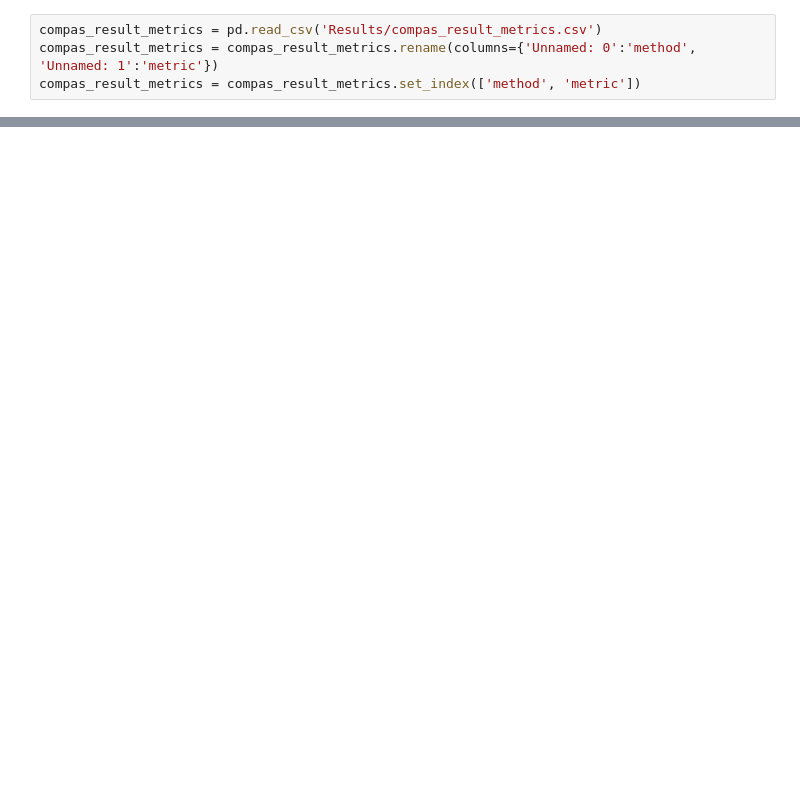
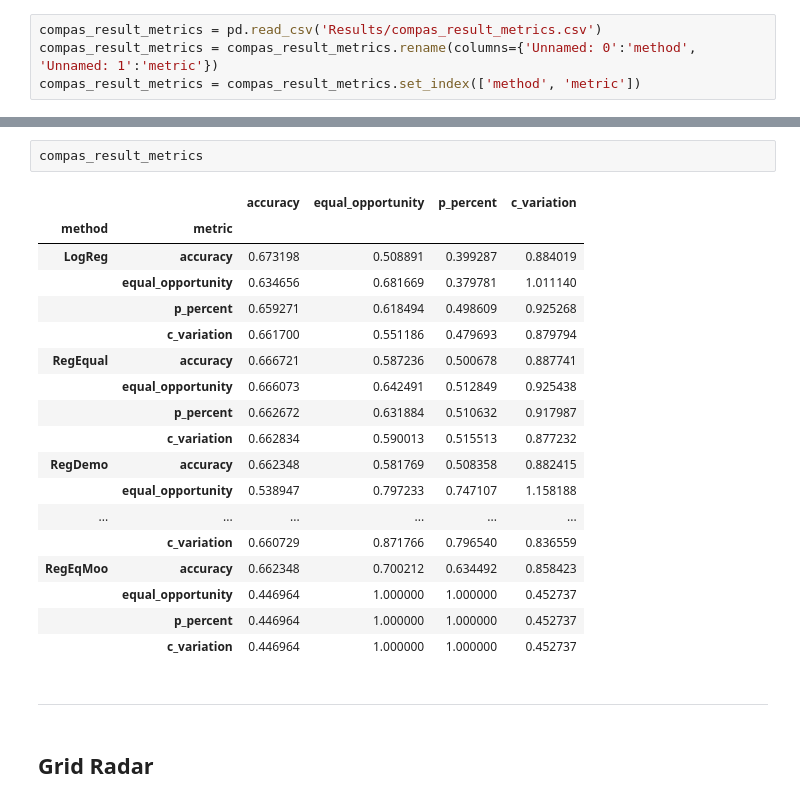
Before and after one commit to viguardieiro/moopt_fairness, a Jupyter notebook: Comparacao global - sem executar.ipynb, the cells around one changed output, grey strips where cells are left out. Saved outputs shown, nothing was run; the diff lists cells and outputs as text; blank space fills up the shorter version.

```diff
--- a/Comparacao global - sem executar.ipynb
+++ b/Comparacao global - sem executar.ipynb
@@ -296,0 +311,25 @@ build_radar(compas_filter, selection)
+# %%
+compas_result_metrics
+# %% [output]
+|  |  | accuracy | equal_opportunity | p_percent | c_variation |
+| method | metric |  |  |  |  |
+| LogReg | accuracy | 0.673198 | 0.508891 | 0.399287 | 0.884019 |
+|  | equal_opportunity | 0.634656 | 0.681669 | 0.379781 | 1.011140 |
+|  | p_percent | 0.659271 | 0.618494 | 0.498609 | 0.925268 |
+|  | c_variation | 0.661700 | 0.551186 | 0.479693 | 0.879794 |
+| RegEqual | accuracy | 0.666721 | 0.587236 | 0.500678 | 0.887741 |
+|  | equal_opportunity | 0.666073 | 0.642491 | 0.512849 | 0.925438 |
+|  | p_percent | 0.662672 | 0.631884 | 0.510632 | 0.917987 |
+|  | c_variation | 0.662834 | 0.590013 | 0.515513 | 0.877232 |
+| RegDemo | accuracy | 0.662348 | 0.581769 | 0.508358 | 0.882415 |
+|  | equal_opportunity | 0.538947 | 0.797233 | 0.747107 | 1.158188 |
+| ... | ... | ... | ... | ... | ... |
+|  | c_variation | 0.660729 | 0.871766 | 0.796540 | 0.836559 |
+| RegEqMoo | accuracy | 0.662348 | 0.700212 | 0.634492 | 0.858423 |
+|  | equal_opportunity | 0.446964 | 1.000000 | 1.000000 | 0.452737 |
+|  | p_percent | 0.446964 | 1.000000 | 1.000000 | 0.452737 |
+|  | c_variation | 0.446964 | 1.000000 | 1.000000 | 0.452737 |
+# %% [markdown]
+----------------
+# %% [markdown]
+## Grid Radar
```
Also changed, not shown: parts of 17 cells of this notebook, 4 other files.
